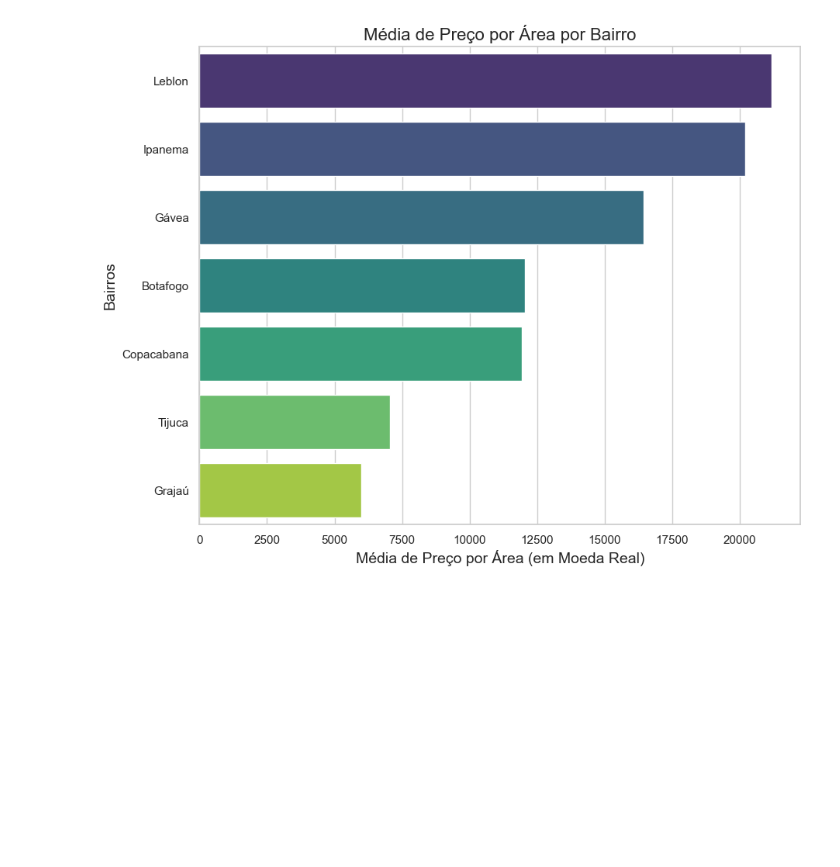
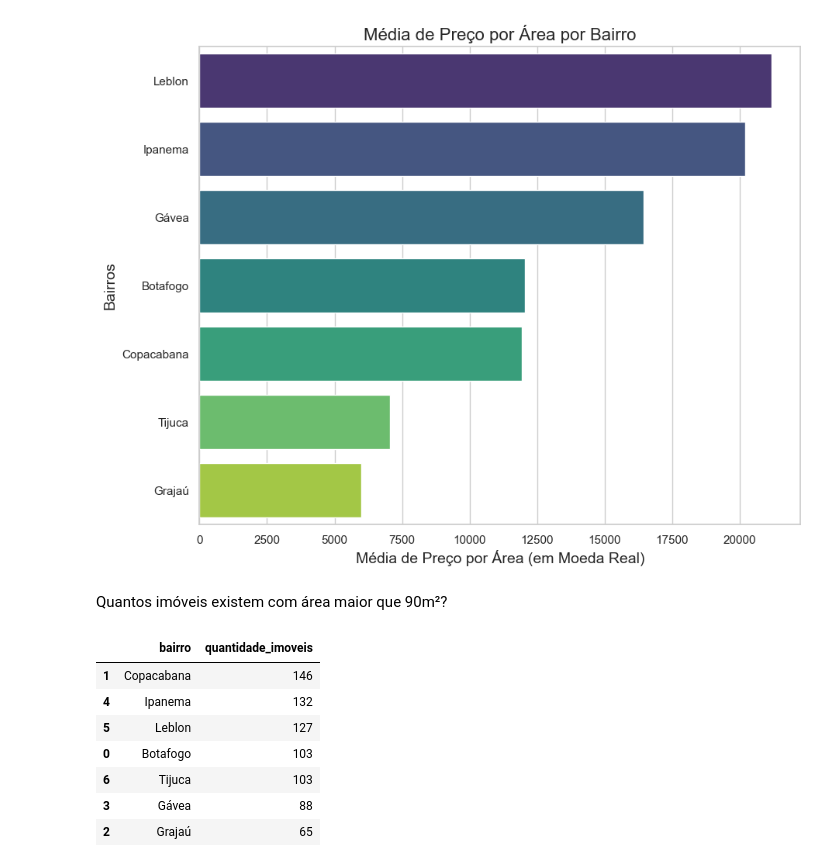
Before and after one commit to GaboRamalho/Data-Science, a Jupyter notebook: AV2/imobRJ.ipynb, the cells around one changed output. Saved outputs shown, nothing was run; the diff lists cells and outputs as text; code cells hidden in the pictures; blank space fills up the shorter version.

```diff
--- a/AV2/imobRJ.ipynb
+++ b/AV2/imobRJ.ipynb
@@ -321,3 +332,26 @@ plt.ylabel('Bairros', fontsize=14)
 plt.show()
 # %% [output]
 [figure]
+# %% [markdown]
+Quantos imóveis existem com área maior que 90m²?
+# %%
+# Filtrar os imóveis com área maior que 90
+minimo_por_area_imoveis = dados_imob[dados_imob['area'] > 90]
+
+# Contar a quantidade de imóveis por bairro
+quantidade_imoveis_por_bairro = minimo_por_area_imoveis.groupby('bairro')['area'].count().reset_index()
+
+# Renomear a coluna 'area' para 'quantidade_imoveis'
+quantidade_imoveis_por_bairro = quantidade_imoveis_por_bairro.rename(columns={'area': 'quantidade_imoveis'})
+
+# Exibir o resultado
+quantidade_imoveis_por_bairro.sort_values(by='quantidade_imoveis', ascending=False)
+# %% [output]
+|  | bairro | quantidade_imoveis |
+| 1 | Copacabana | 146 |
+| 4 | Ipanema | 132 |
+| 5 | Leblon | 127 |
+| 0 | Botafogo | 103 |
+| 6 | Tijuca | 103 |
+| 3 | Gávea | 88 |
+| 2 | Grajaú | 65 |
```
Also changed, not shown: parts of 15 cells of this notebook.
